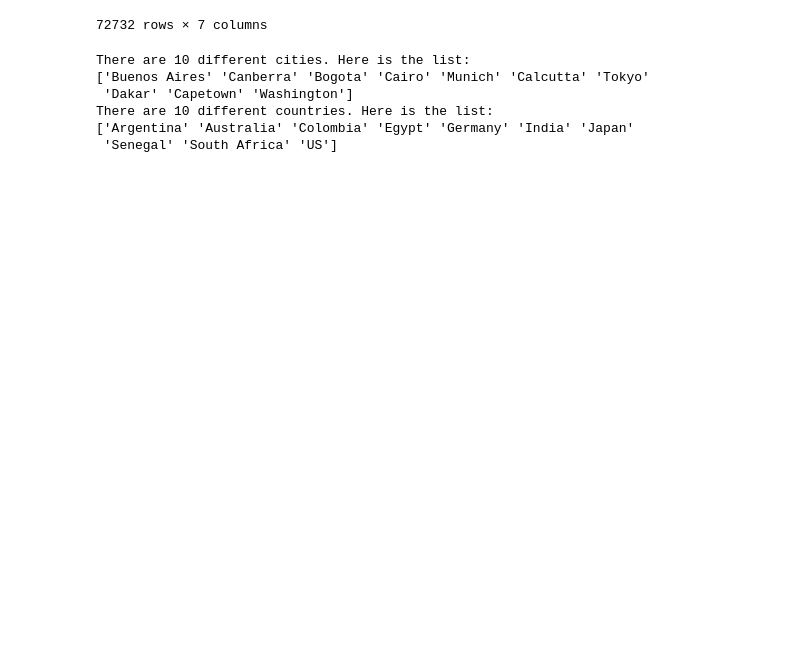
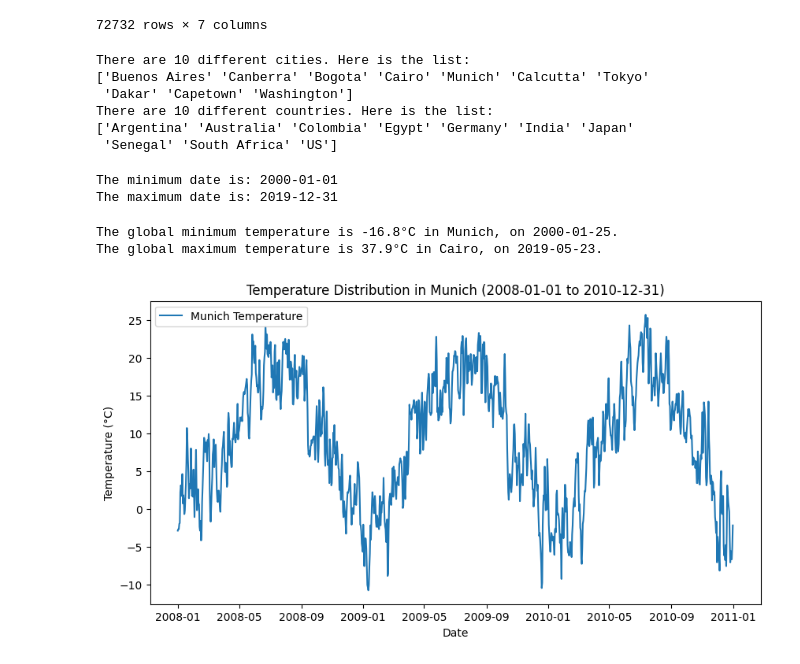
Before and after one commit to NicolasRaimundez/eae_ipld_project, a Jupyter notebook: development/03_temperatures_dashboard.ipynb, the cells around one changed output. Cells and saved outputs as stored; diff of their text form; code cells hidden in the pictures; blank space fills up the shorter version.

Commit message:
modified:   .DS_Store 	modified:   development/02_netflix_data_analysis.ipynb 	modified:   development/03_temperatures_dashboard.ipynb

```diff
--- a/development/03_temperatures_dashboard.ipynb
+++ b/development/03_temperatures_dashboard.ipynb
@@ -102,48 +102,71 @@ There are 10 different countries. Here is the list:
 # %%
 # Ex 3.4: What are the minimum and maximum dates?
 
-min_date = None  # TODO
-max_date = None  # TODO
+min_date = temps_df["Date"].min()  # TODO
+max_date = temps_df["Date"].max()  # TODO
 
 # TODO: print a message with the min and max dates
+
+print(f"The minimum date is: {min_date}")
+print(f"The maximum date is: {max_date}")
+# %% [output]
+The minimum date is: 2000-01-01
+The maximum date is: 2019-12-31
 # %%
-# Ex 3.5: What are the global minimum and maximum temperatures? Find the city and the date of each of them.
+## Ex 3.5: What are the global minimum and maximum temperatures? Find the city and the date of each of them.
 
-min_temp = None  # TODO
-max_temp = None  # TODO
+# here i used the idx function instead of using booleans and iloc
+# to index the dataframe rows and access the filtered dataframe
 
-min_temp_city = None  # TODO
-min_temp_date = None  # TODO
+min_temp_index = temps_df["AvgTemperatureCelsius"].idxmin()
+max_temp_index = temps_df["AvgTemperatureCelsius"].idxmax()
 
-max_temp_city = None  # TODO
-max_temp_date = None  # TODO
+min_temp = temps_df.loc[min_temp_index, "AvgTemperatureCelsius"] # TODO
+max_temp = temps_df.loc[max_temp_index, "AvgTemperatureCelsius"] # TODO
 
-# TODO: print a message with the min temperature, its city and date, and then another message with the max temperature, its city and date
+min_temp_city = temps_df.loc[min_temp_index, "City"] # TODO
+min_temp_date = temps_df.loc[min_temp_index, "Date"] # TODO
+
+max_temp_city = temps_df.loc[max_temp_index, "City"] # TODO
+max_temp_date = temps_df.loc[max_temp_index, "Date"] # TODO
+
+# TODO: print a message with the min temperature, its city and date,
+# and then another message with the max temperature, its city and date
+
+print(f"The global minimum temperature is {min_temp}°C in {min_temp_city}, on {min_temp_date}.")
+print(f"The global maximum temperature is {max_temp}°C in {max_temp_city}, on {max_temp_date}.")
+# %% [output]
+The global minimum temperature is -16.8°C in Munich, on 2000-01-25.
+The global maximum temperature is 37.9°C in Cairo, on 2019-05-23.
 # %%
 # Ex 3.6: For a given city and a range of dates (start and end):
 #   - Make a line plot with the temperature reads of that city during the selected time period, the x axis has to be the timestamp column.
 #   - Make a histogram of the temperature reads of that city during the selected time period.
 #   - Make sure that all plots include a title, axis labels and a legend.
 
 city = "Munich"
 start_date = pd.to_datetime("2008-01-01").date()
 end_date = pd.to_datetime("2010-12-31").date()
 
-city_df = None          # TODO: get a dataframe with the rows of the selected city
+city_df = temps_df[temps_df["City"] == city]
+# TODO: get a dataframe with the rows of the selected city
 
-city_df_period = None   # TODO: get a dataframe with the rows of the selected city and the selected period of time using the Date column and any of the <, >, <=, >= operators to compare with start_date and end_date
+city_df_period = city_df[(city_df["Date"] >= start_date) & (city_df["Date"] <= end_date)]
+# TODO: get a dataframe with the rows of the selected city and the selected period of time using the Date column and any of the <, >, <=, >= operators to compare with start_date and end_date
 
 plt.figure(figsize=(10, 5))
 
 # TODO: Uncomment and complete the following lines to plot the line plot using the city_df_period AvgTemperatureCelsius column as the y axis and the Date column as the x axis
 
-# plt.plot()    # TODO
-# plt.title()   # TODO
-# plt.xlabel()  # TODO
-# plt.ylabel()  # TODO
+plt.plot(city_df_period["Date"], city_df_period["AvgTemperatureCelsius"], label=f"{city} Temperature")
+plt.title(f"Temperature Distribution in {city} ({start_date} to {end_date})")   # TODO
+plt.xlabel("Date")  # TODO
+plt.ylabel("Temperature (°C)")  # TODO
 plt.legend()
 
 plt.show()
+# %% [output]
+[figure, added]
 # %%
 # TODO: Build the histogram plot using the city_df_period AvgTemperatureCelsius column as the data to plot
 
```
Also changed, not shown: parts of 4 cells of this notebook, 2 other files.
